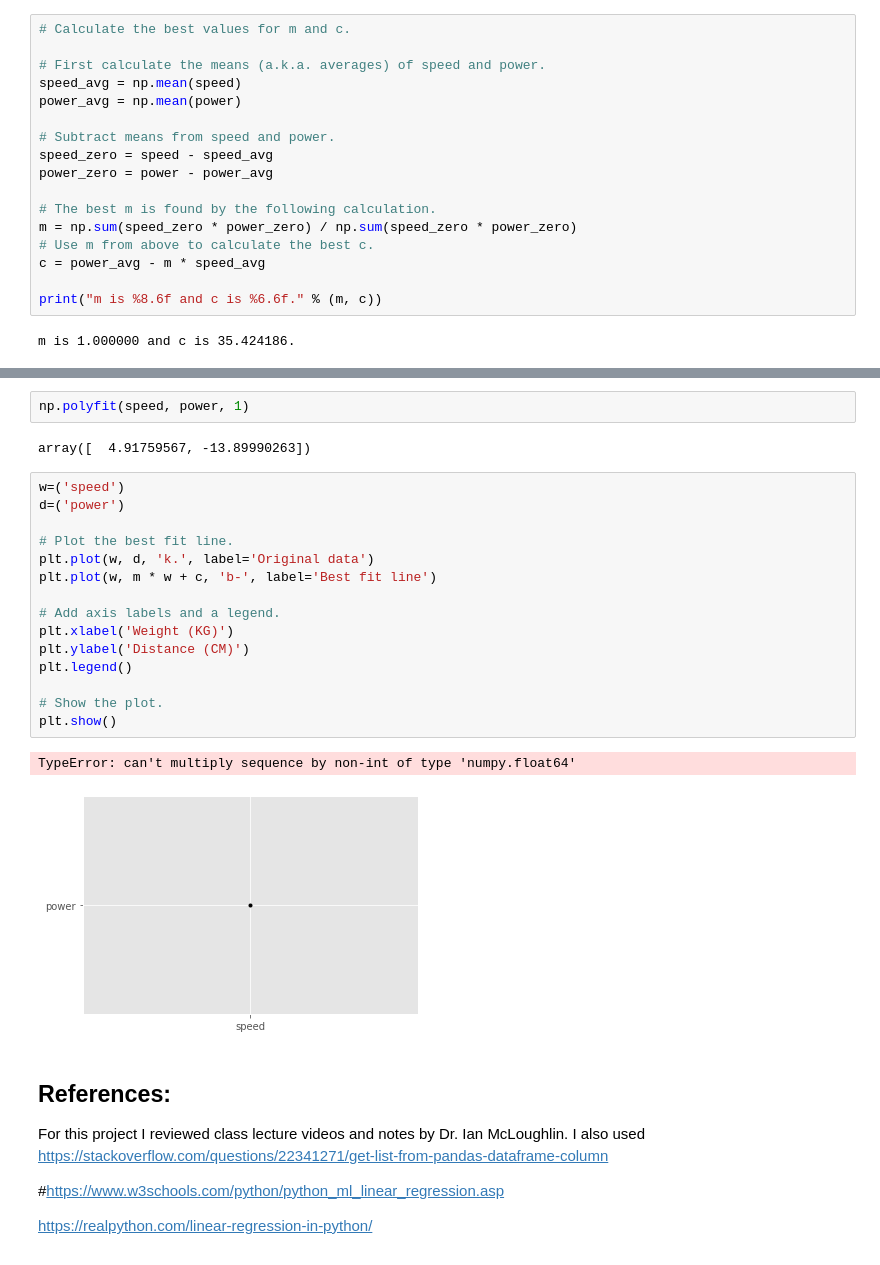
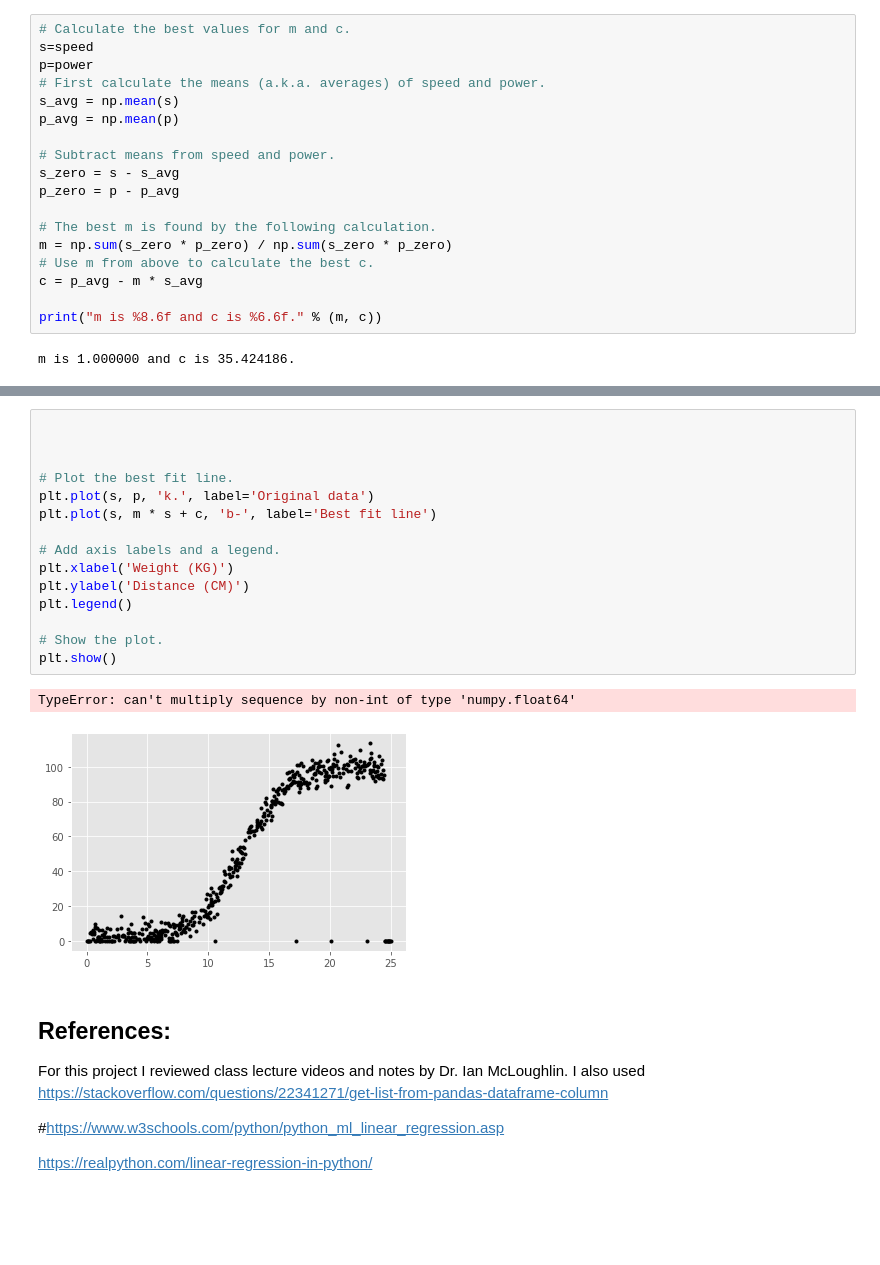
Before and after one commit to LauraBrogan/2020-Fundamentals-Project, a Jupyter notebook: 2020 Fundamentals Project.ipynb, the cells around one changed output, grey strips where cells are left out. Cells and saved outputs as stored; diff of their text form; blank space fills up the shorter version.

Commit message:
Trying to get Best fit line to work

```diff
--- a/2020 Fundamentals Project.ipynb
+++ b/2020 Fundamentals Project.ipynb
@@ -248,18 +248,19 @@ plt.show()
 # %%
 # Calculate the best values for m and c.
-
+s=speed
+p=power
 # First calculate the means (a.k.a. averages) of speed and power.
-speed_avg = np.mean(speed)
-power_avg = np.mean(power)
+s_avg = np.mean(s)
+p_avg = np.mean(p)
 
 # Subtract means from speed and power.
-speed_zero = speed - speed_avg
-power_zero = power - power_avg
+s_zero = s - s_avg
+p_zero = p - p_avg
 
 # The best m is found by the following calculation.
-m = np.sum(speed_zero * power_zero) / np.sum(speed_zero * power_zero)
+m = np.sum(s_zero * p_zero) / np.sum(s_zero * p_zero)
 # Use m from above to calculate the best c.
-c = power_avg - m * speed_avg
+c = p_avg - m * s_avg
 
 print("m is %8.6f and c is %6.6f." % (m, c))
 # %% [output]
@@ -280,25 +284,21 @@ TypeError: 'numpy.float64' object is not iterable
-# %%
-np.polyfit(speed, power, 1)
-# %% [output]
-array([  4.91759567, -13.89990263])
 # %%
-w=('speed')
-d=('power')
+
+
 
 # Plot the best fit line.
-plt.plot(w, d, 'k.', label='Original data')
-plt.plot(w, m * w + c, 'b-', label='Best fit line')
+plt.plot(s, p, 'k.', label='Original data')
+plt.plot(s, m * s + c, 'b-', label='Best fit line')
 
 # Add axis labels and a legend.
 plt.xlabel('Weight (KG)')
 plt.ylabel('Distance (CM)')
 plt.legend()
 
 # Show the plot.
 plt.show()
 # %% [output]
 TypeError: can't multiply sequence by non-int of type 'numpy.float64'
-[figure, old version]
+[figure, new version]
 # %% [markdown]
 ## References:
 
```
Also changed, not shown: parts of 5 cells of this notebook.
